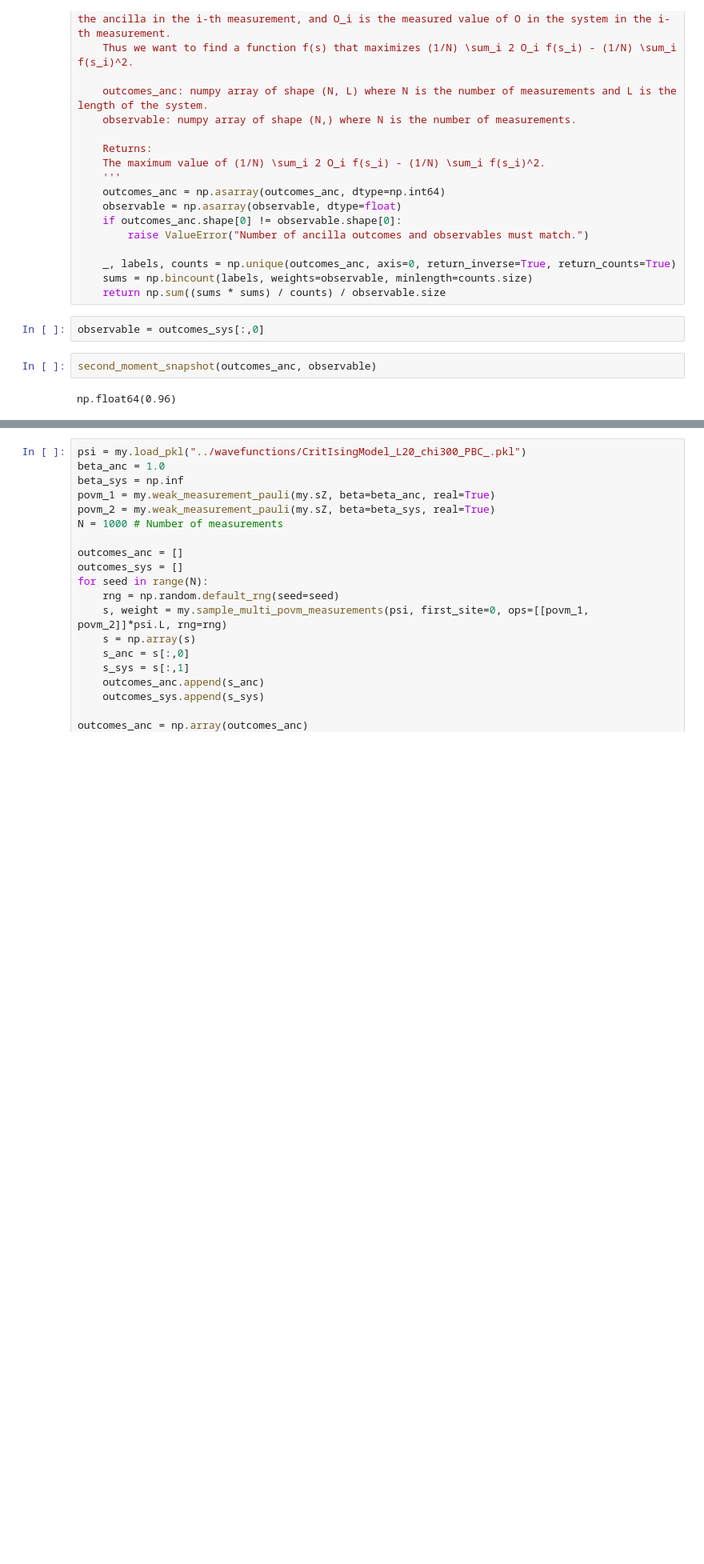
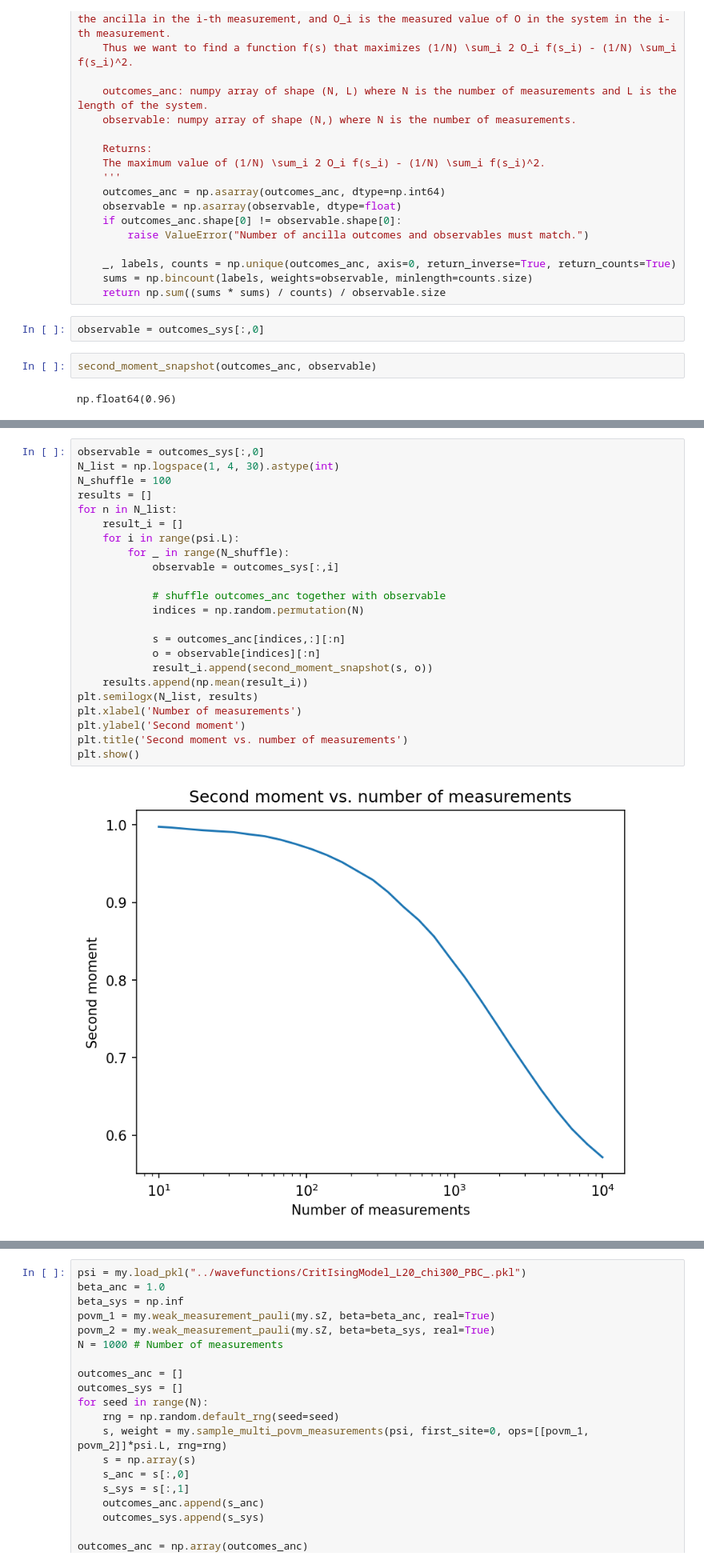
Before and after one commit to YueLiu01/MPSToolBox, a Jupyter notebook: snapshot_measurements.ipynb, the cells around one changed output, grey strips where cells are left out. Shown at 80% size. Saved outputs shown, nothing was run; the diff lists cells and outputs as text; blank space fills up the shorter version.

Commit message:
snapshot measurement test

```diff
--- a/snapshot_measurements.ipynb
+++ b/snapshot_measurements.ipynb
@@ -171,0 +155,25 @@ plt.show()
+# %%
+observable = outcomes_sys[:,0]
+N_list = np.logspace(1, 4, 30).astype(int)
+N_shuffle = 100
+results = []
+for n in N_list:
+    result_i = []
+    for i in range(psi.L):
+        for _ in range(N_shuffle):
+            observable = outcomes_sys[:,i]
+
+            # shuffle outcomes_anc together with observable
+            indices = np.random.permutation(N)
+
+            s = outcomes_anc[indices,:][:n]
+            o = observable[indices][:n]
+            result_i.append(second_moment_snapshot(s, o))
+    results.append(np.mean(result_i))
+plt.semilogx(N_list, results)
+plt.xlabel('Number of measurements')
+plt.ylabel('Second moment')
+plt.title('Second moment vs. number of measurements')
+plt.show()
+# %% [output]
+[figure, added]
```
Also changed, not shown: parts of 5 cells of this notebook, 1 other file.
